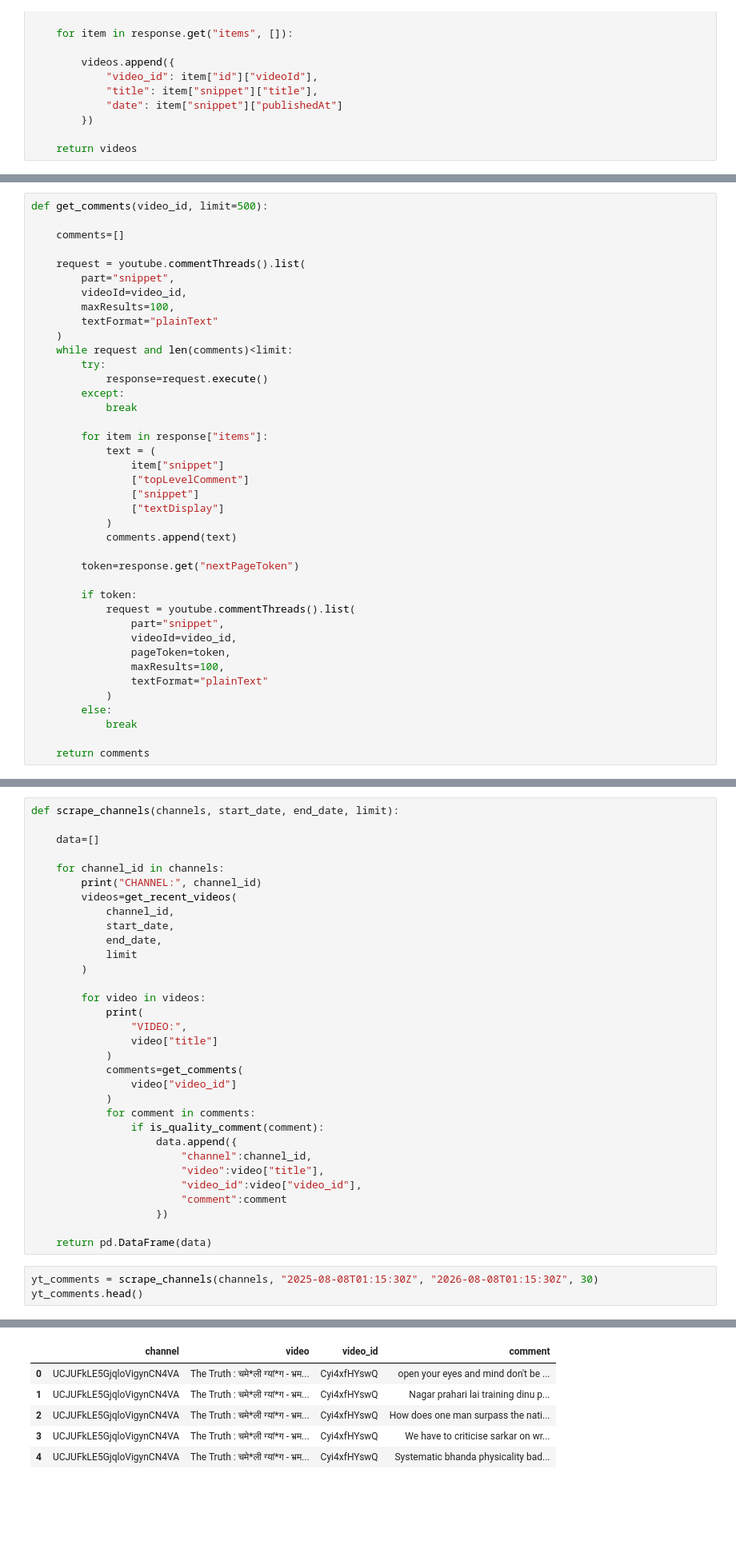
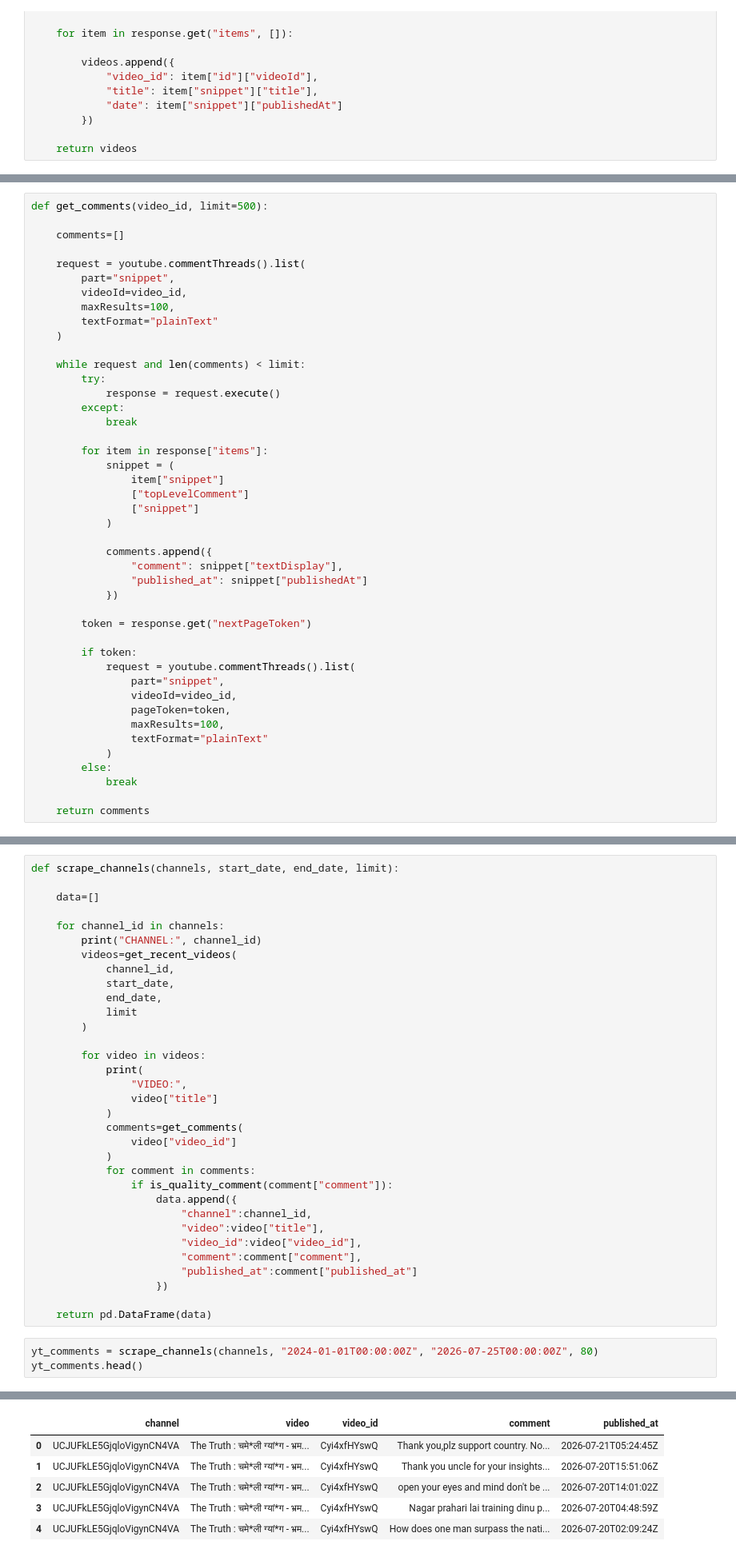
Before and after one commit to tikadatta2005/nepal-comment-sentiment-analysis, a Jupyter notebook: dataset.ipynb, the cells around one changed output, grey strips where cells are left out. Shown at 80% size. Drawn from its saved outputs; the diff is of its cells as text; blank space fills up the shorter version.

```diff
--- a/dataset.ipynb
+++ b/dataset.ipynb
@@ -215,22 +259,26 @@ def get_comments(video_id, limit=500):
         maxResults=100,
         textFormat="plainText"
     )
-    while request and len(comments)<limit:
+
+    while request and len(comments) < limit:
         try:
-            response=request.execute()
+            response = request.execute()
         except:
             break
 
         for item in response["items"]:
-            text = (
+            snippet = (
                 item["snippet"]
                 ["topLevelComment"]
                 ["snippet"]
-                ["textDisplay"]
             )
-            comments.append(text)
 
-        token=response.get("nextPageToken")
+            comments.append({
+                "comment": snippet["textDisplay"],
+                "published_at": snippet["publishedAt"]
+            })
+
+        token = response.get("nextPageToken")
 
         if token:
             request = youtube.commentThreads().list(
@@ -295,17 +416,18 @@ def scrape_channels(channels, start_date, end_date, limit):
                 video["video_id"]
             )
             for comment in comments:
-                if is_quality_comment(comment):
+                if is_quality_comment(comment["comment"]):
                     data.append({
                         "channel":channel_id,
                         "video":video["title"],
                         "video_id":video["video_id"],
-                        "comment":comment
+                        "comment":comment["comment"],
+                        "published_at":comment["published_at"]
                     })
 
     return pd.DataFrame(data)
 # %%
-yt_comments = scrape_channels(channels, "2025-08-08T01:15:30Z", "2026-08-08T01:15:30Z", 30)
+yt_comments = scrape_channels(channels, "2024-01-01T00:00:00Z", "2026-07-25T00:00:00Z", 80)
 yt_comments.head()
 # %% [output]
 CHANNEL: UCJUFkLE5GjqloVigynCN4VA
@@ -328,9 +450,9 @@ VIDEO: Why Nepali Can No Longer Afford a House
-|  | channel | video | video_id | comment |
-| 0 | UCJUFkLE5GjqloVigynCN4VA | The Truth : चमे*ली ग्यां*ग - भ्रम... | Cyi4xfHYswQ | open your eyes and mind don't be ... |
-| 1 | UCJUFkLE5GjqloVigynCN4VA | The Truth : चमे*ली ग्यां*ग - भ्रम... | Cyi4xfHYswQ | Nagar prahari lai training dinu p... |
-| 2 | UCJUFkLE5GjqloVigynCN4VA | The Truth : चमे*ली ग्यां*ग - भ्रम... | Cyi4xfHYswQ | How does one man surpass the nati... |
-| 3 | UCJUFkLE5GjqloVigynCN4VA | The Truth : चमे*ली ग्यां*ग - भ्रम... | Cyi4xfHYswQ | We have to criticise sarkar on wr... |
-| 4 | UCJUFkLE5GjqloVigynCN4VA | The Truth : चमे*ली ग्यां*ग - भ्रम... | Cyi4xfHYswQ | Systematic bhanda physicality bad... |
+|  | channel | video | video_id | comment | published_at |
+| 0 | UCJUFkLE5GjqloVigynCN4VA | The Truth : चमे*ली ग्यां*ग - भ्रम... | Cyi4xfHYswQ | Thank you,plz support country. No... | 2026-07-21T05:24:45Z |
+| 1 | UCJUFkLE5GjqloVigynCN4VA | The Truth : चमे*ली ग्यां*ग - भ्रम... | Cyi4xfHYswQ | Thank you uncle for your insights... | 2026-07-20T15:51:06Z |
+| 2 | UCJUFkLE5GjqloVigynCN4VA | The Truth : चमे*ली ग्यां*ग - भ्रम... | Cyi4xfHYswQ | open your eyes and mind don't be ... | 2026-07-20T14:01:02Z |
+| 3 | UCJUFkLE5GjqloVigynCN4VA | The Truth : चमे*ली ग्यां*ग - भ्रम... | Cyi4xfHYswQ | Nagar prahari lai training dinu p... | 2026-07-20T04:48:59Z |
+| 4 | UCJUFkLE5GjqloVigynCN4VA | The Truth : चमे*ली ग्यां*ग - भ्रम... | Cyi4xfHYswQ | How does one man surpass the nati... | 2026-07-20T02:09:24Z |
 # %%
 yt_comments["comment"] = yt_comments["comment"].apply(clean_text)
 
```
Also changed, not shown: parts of 15 cells of this notebook, 1 other file.
